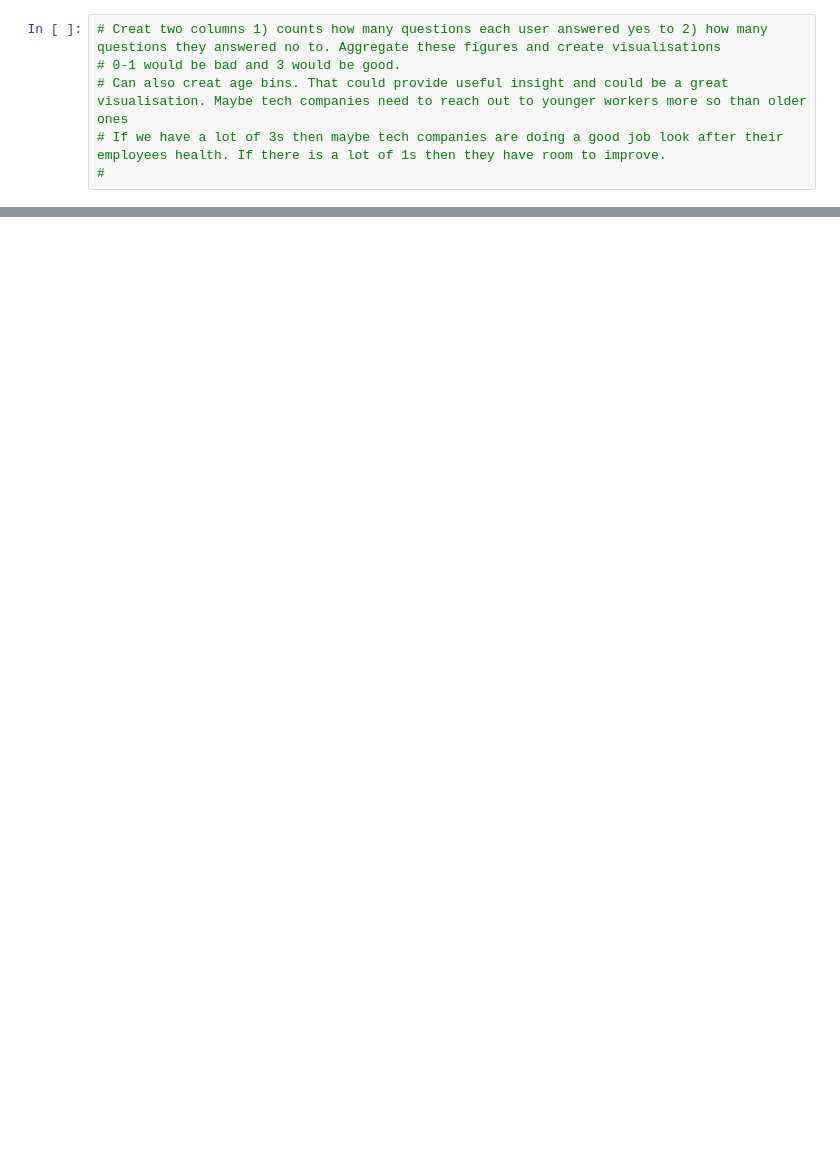
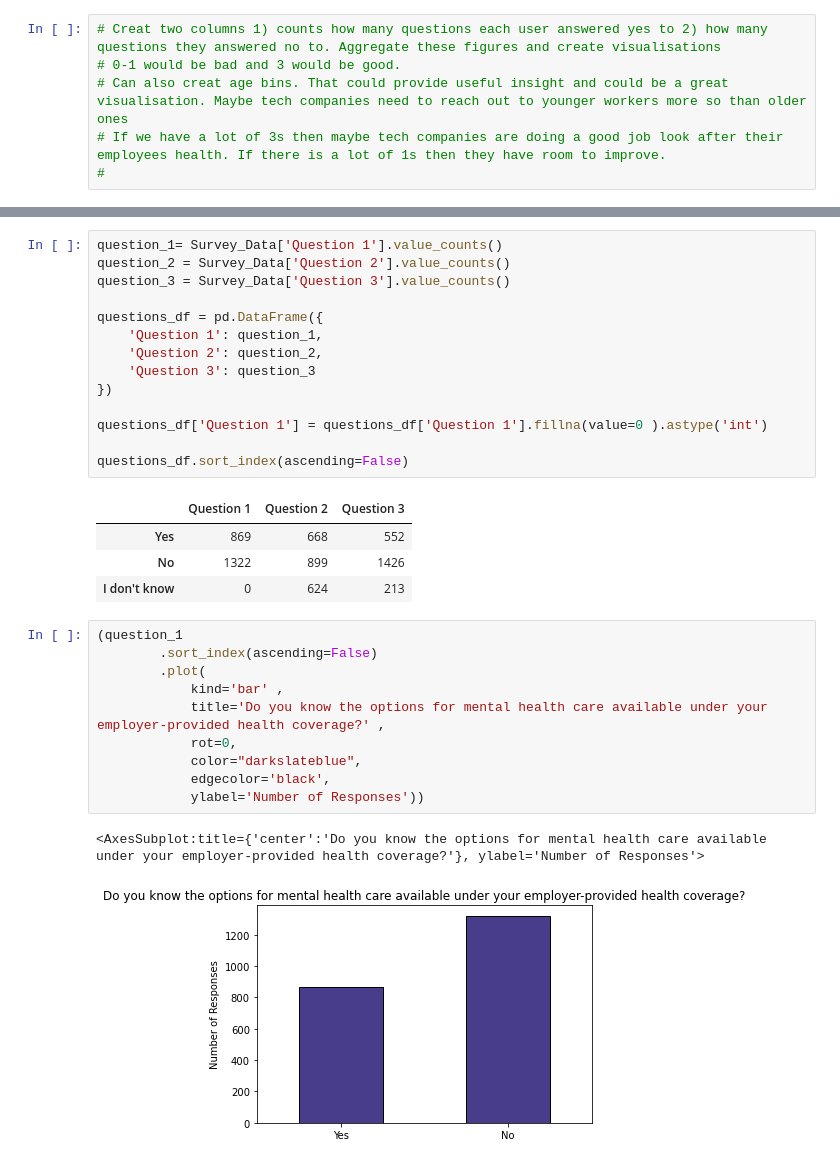
Before and after one commit to Patrick-Bacza/Group-7---Project, a Jupyter notebook: Employer_Analysis.ipynb, the cells around one changed output, grey strips where cells are left out. Saved outputs shown, nothing was run; the diff lists cells and outputs as text; blank space fills up the shorter version.

```diff
--- a/Employer_Analysis.ipynb
+++ b/Employer_Analysis.ipynb
@@ -32,0 +115,32 @@ Survey_Data.head()
+# %%
+question_1= Survey_Data['Question 1'].value_counts()
+question_2 = Survey_Data['Question 2'].value_counts()
+question_3 = Survey_Data['Question 3'].value_counts()
+
+questions_df = pd.DataFrame({
+    'Question 1': question_1,
+    'Question 2': question_2,
+    'Question 3': question_3
+})
+
+questions_df['Question 1'] = questions_df['Question 1'].fillna(value=0 ).astype('int')
+
+questions_df.sort_index(ascending=False)
+# %% [output]
+|  | Question 1 | Question 2 | Question 3 |
+| Yes | 869 | 668 | 552 |
+| No | 1322 | 899 | 1426 |
+| I don't know | 0 | 624 | 213 |
+# %%
+(question_1
+        .sort_index(ascending=False)
+        .plot(
+            kind='bar' ,
+            title='Do you know the options for mental health care available under your employer-provided health coverage?' ,
+            rot=0,
+            color="darkslateblue",
+            edgecolor='black',
+            ylabel='Number of Responses'))
+# %% [output]
+<AxesSubplot:title={'center':'Do you know the options for mental health care available under your employer-provided health coverage?'}, ylabel='Number of Responses'>
+[figure, added]
```
Also changed, not shown: parts of 13 cells of this notebook.
